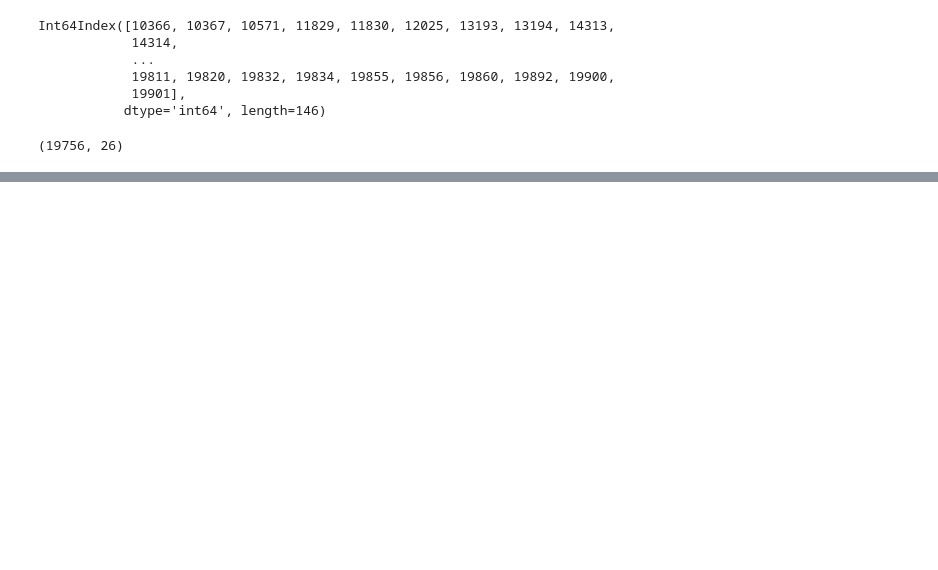
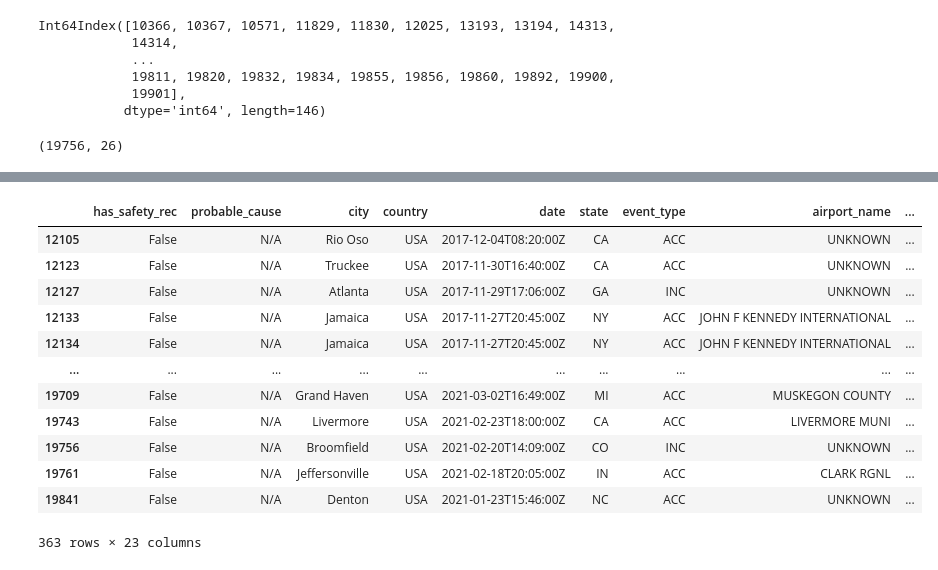
Before and after one commit to ajoneal/aviation-incident-project, a Jupyter notebook: Cleaning.ipynb, the cells around one changed output, grey strips where cells are left out. Saved outputs shown, nothing was run; the diff lists cells and outputs as text; code cells hidden in the pictures; blank space fills up the shorter version.

Commit message:
cleaned null values

```diff
--- a/Cleaning.ipynb
+++ b/Cleaning.ipynb
@@ -164,0 +230,2 @@ df.rename(columns=new_columns_dict, inplace=True)
+# %%
+df['airport_name'] = df['airport_name'].str.upper()
@@ -164,0 +252,2 @@ df.rename(columns=new_columns_dict, inplace=True)
+# %%
+df['airport_name'].fillna('UNKNOWN', inplace=True)
@@ -164,0 +283,2 @@ df.rename(columns=new_columns_dict, inplace=True)
+# %%
+df['analysis_narrative'].fillna('N/A', inplace=True)
@@ -164,0 +291,2 @@ df.rename(columns=new_columns_dict, inplace=True)
+# %%
+df['factual_narrative'].fillna('N/A', inplace=True)
@@ -164,0 +307,17 @@ df.rename(columns=new_columns_dict, inplace=True)
+# %%
+df[(df['flight_condition'].isnull()) & (df['probable_cause'] == 'N/A') & (df['analysis_narrative'] == 'N/A') & (df['factual_narrative'] == 'N/A')]
+# check to see how many of the nulls do not have a probable cause, analysis narrative, and factual narrative
+# %% [output]
+|  | has_safety_rec | probable_cause | city | country | date | state | event_type | airport_name | ... |
+| 12105 | False | N/A | Rio Oso | USA | 2017-12-04T08:20:00Z | CA | ACC | UNKNOWN | ... |
+| 12123 | False | N/A | Truckee | USA | 2017-11-30T16:40:00Z | CA | ACC | UNKNOWN | ... |
+| 12127 | False | N/A | Atlanta | USA | 2017-11-29T17:06:00Z | GA | INC | UNKNOWN | ... |
+| 12133 | False | N/A | Jamaica | USA | 2017-11-27T20:45:00Z | NY | ACC | JOHN F KENNEDY INTERNATIONAL | ... |
+| 12134 | False | N/A | Jamaica | USA | 2017-11-27T20:45:00Z | NY | ACC | JOHN F KENNEDY INTERNATIONAL | ... |
+| ... | ... | ... | ... | ... | ... | ... | ... | ... | ... |
+| 19709 | False | N/A | Grand Haven | USA | 2021-03-02T16:49:00Z | MI | ACC | MUSKEGON COUNTY | ... |
+| 19743 | False | N/A | Livermore | USA | 2021-02-23T18:00:00Z | CA | ACC | LIVERMORE MUNI | ... |
+| 19756 | False | N/A | Broomfield | USA | 2021-02-20T14:09:00Z | CO | INC | UNKNOWN | ... |
+| 19761 | False | N/A | Jeffersonville | USA | 2021-02-18T20:05:00Z | IN | ACC | CLARK RGNL | ... |
+| 19841 | False | N/A | Denton | USA | 2021-01-23T15:46:00Z | NC | ACC | UNKNOWN | ... |
+363 rows × 23 columns
```
Also changed, not shown: parts of 46 cells of this notebook.
